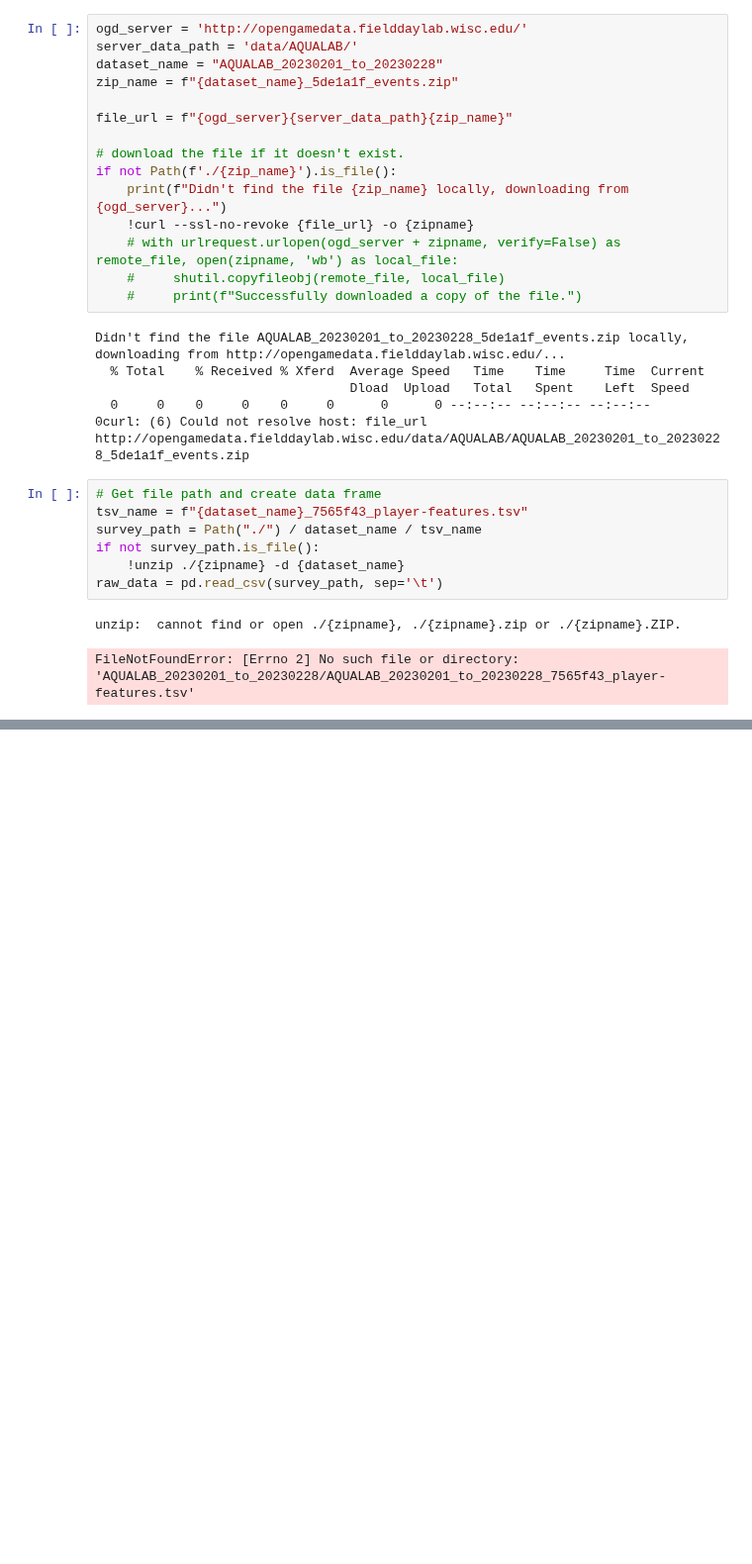
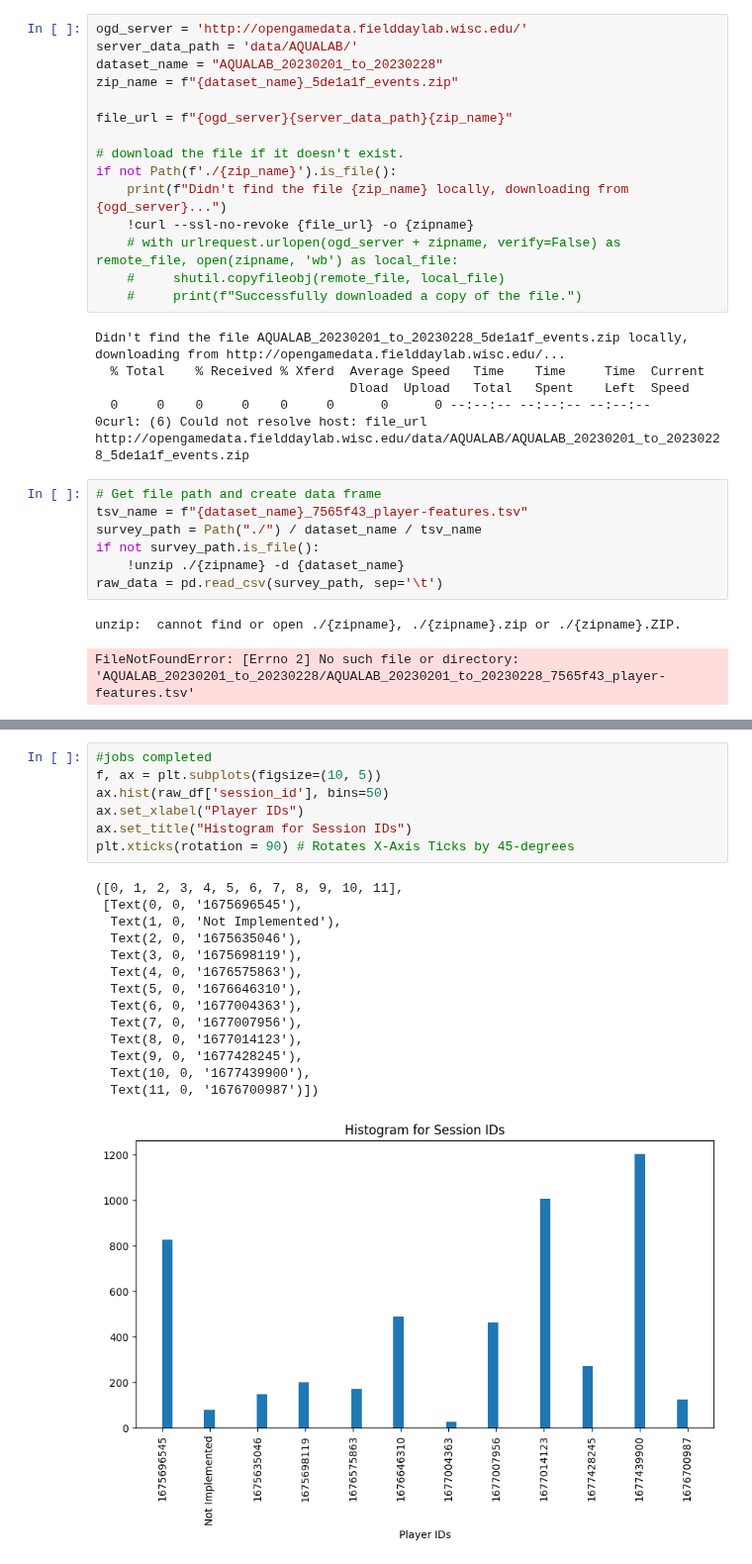
Before and after one commit to opengamedata/opengamedata-samples, a Jupyter notebook: AQUALAB/templates/Aqualab_template_events.ipynb, the cells around one changed output, grey strips where cells are left out. Shown at 99% size. Drawn from its saved outputs; the diff is of its cells as text; blank space fills up the shorter version.

```diff
--- a/AQUALAB/templates/Aqualab_template_events.ipynb
+++ b/AQUALAB/templates/Aqualab_template_events.ipynb
@@ -42,0 +100,22 @@ FileNotFoundError: [Errno 2] No such file or directory: 'AQUALAB_20230201_to_202
+# %%
+#jobs completed
+f, ax = plt.subplots(figsize=(10, 5))
+ax.hist(raw_df['session_id'], bins=50)
+ax.set_xlabel("Player IDs")
+ax.set_title("Histogram for Session IDs")
+plt.xticks(rotation = 90) # Rotates X-Axis Ticks by 45-degrees
+# %% [output]
+([0, 1, 2, 3, 4, 5, 6, 7, 8, 9, 10, 11],
+ [Text(0, 0, '1675696545'),
+  Text(1, 0, 'Not Implemented'),
+  Text(2, 0, '1675635046'),
+  Text(3, 0, '1675698119'),
+  Text(4, 0, '1676575863'),
+  Text(5, 0, '1676646310'),
+  Text(6, 0, '1677004363'),
+  Text(7, 0, '1677007956'),
+  Text(8, 0, '1677014123'),
+  Text(9, 0, '1677428245'),
+  Text(10, 0, '1677439900'),
+  Text(11, 0, '1676700987')])
+[figure, added]
```
Also changed, not shown: parts of 5 cells of this notebook.
